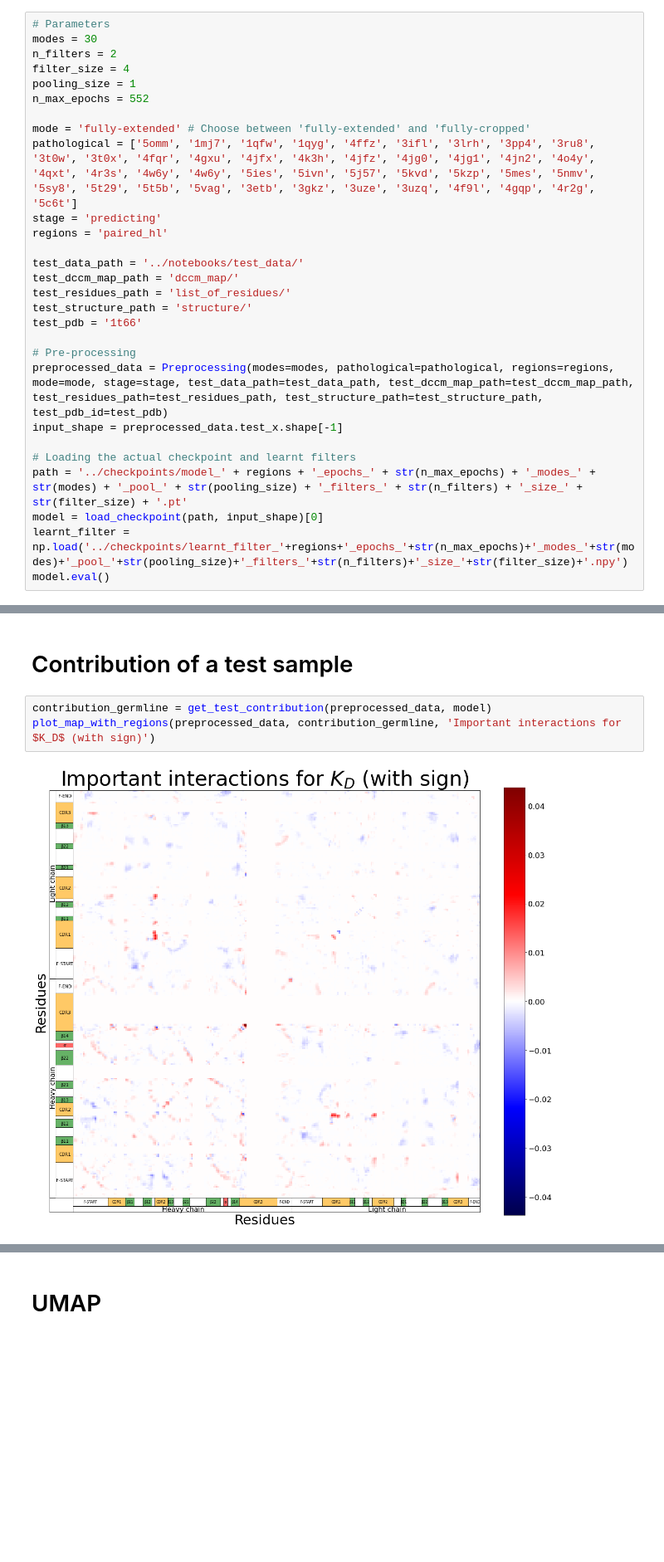
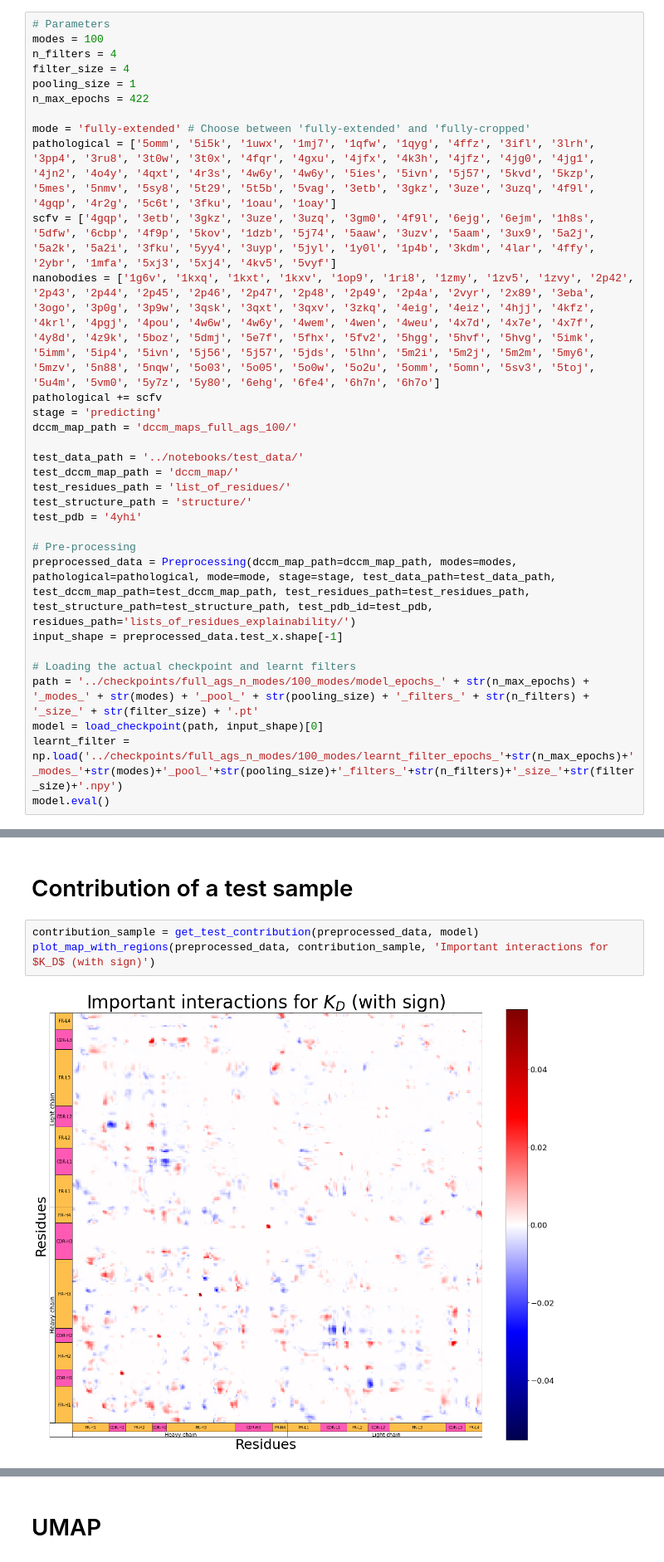
Before and after one commit to kevinmicha/ANTIPASTI, a Jupyter notebook: notebooks/[Tutorial] Explaining affinity using ANTIPASTI.ipynb, the cells around one changed output, grey strips where cells are left out. Shown at 83% size. Drawn from its saved outputs; the diff is of its cells as text; blank space fills up the shorter version.

```diff
--- a/notebooks/[Tutorial] Explaining affinity using ANTIPASTI.ipynb
+++ b/notebooks/[Tutorial] Explaining affinity using ANTIPASTI.ipynb
@@ -39,30 +37,33 @@ from antipasti.utils.torch_utils import load_checkpoint
 # Loading results
 # %%
 # Parameters
-modes = 30
-n_filters = 2
+modes = 100
+n_filters = 4
 filter_size = 4
 pooling_size = 1
-n_max_epochs = 552
+n_max_epochs = 422
 
 mode = 'fully-extended' # Choose between 'fully-extended' and 'fully-cropped'
-pathological = ['5omm', '1mj7', '1qfw', '1qyg', '4ffz', '3ifl', '3lrh', '3pp4', '3ru8', '3t0w', '3t0x', '4fqr', '4gxu', '4jfx', '4k3h', '4jfz', '4jg0', '4jg1', '4jn2', '4o4y', '4qxt', '4r3s', '4w6y', '4w6y', '5ies', '5ivn', '5j57', '5kvd', '5kzp', '5mes', '5nmv', '5sy8', '5t29', '5t5b', '5vag', '3etb', '3gkz', '3uze', '3uzq', '4f9l', '4gqp', '4r2g', '5c6t']
+pathological = ['5omm', '5i5k', '1uwx', '1mj7', '1qfw', '1qyg', '4ffz', '3ifl', '3lrh', '3pp4', '3ru8', '3t0w', '3t0x', '4fqr', '4gxu', '4jfx', '4k3h', '4jfz', '4jg0', '4jg1', '4jn2', '4o4y', '4qxt', '4r3s', '4w6y', '4w6y', '5ies', '5ivn', '5j57', '5kvd', '5kzp', '5mes', '5nmv', '5sy8', '5t29', '5t5b', '5vag', '3etb', '3gkz', '3uze', '3uzq', '4f9l', '4gqp', '4r2g', '5c6t', '3fku', '1oau', '1oay']
+scfv = ['4gqp', '3etb', '3gkz', '3uze', '3uzq', '3gm0', '4f9l', '6ejg', '6ejm', '1h8s', '5dfw', '6cbp', '4f9p', '5kov', '1dzb', '5j74', '5aaw', '3uzv', '5aam', '3ux9', '5a2j', '5a2k', '5a2i', '3fku', '5yy4', '3uyp', '5jyl', '1y0l', '1p4b', '3kdm', '4lar', '4ffy', '2ybr', '1mfa', '5xj3', '5xj4', '4kv5', '5vyf']
+nanobodies = ['1g6v', '1kxq', '1kxt', '1kxv', '1op9', '1ri8', '1zmy', '1zv5', '1zvy', '2p42', '2p43', '2p44', '2p45', '2p46', '2p47', '2p48', '2p49', '2p4a', '2vyr', '2x89', '3eba', '3ogo', '3p0g', '3p9w', '3qsk', '3qxt', '3qxv', '3zkq', '4eig', '4eiz', '4hjj', '4kfz', '4krl', '4pgj', '4pou', '4w6w', '4w6y', '4wem', '4wen', '4weu', '4x7d', '4x7e', '4x7f', '4y8d', '4z9k', '5boz', '5dmj', '5e7f', '5fhx', '5fv2', '5hgg', '5hvf', '5hvg', '5imk', '5imm', '5ip4', '5ivn', '5j56', '5j57', '5jds', '5lhn', '5m2i', '5m2j', '5m2m', '5my6', '5mzv', '5n88', '5nqw', '5o03', '5o05', '5o0w', '5o2u', '5omm', '5omn', '5sv3', '5toj', '5u4m', '5vm0', '5y7z', '5y80', '6ehg', '6fe4', '6h7n', '6h7o']
+pathological += scfv
 stage = 'predicting'
-regions = 'paired_hl'
+dccm_map_path = 'dccm_maps_full_ags_100/'
 
 test_data_path = '../notebooks/test_data/'
 test_dccm_map_path = 'dccm_map/'
 test_residues_path = 'list_of_residues/'
 test_structure_path = 'structure/'
-test_pdb = '1t66'
+test_pdb = '4yhi'
 
 # Pre-processing
-preprocessed_data = Preprocessing(modes=modes, pathological=pathological, regions=regions, mode=mode, stage=stage, test_data_path=test_data_path, test_dccm_map_path=test_dccm_map_path, test_residues_path=test_residues_path, test_structure_path=test_structure_path, test_pdb_id=test_pdb)
+preprocessed_data = Preprocessing(dccm_map_path=dccm_map_path, modes=modes, pathological=pathological, mode=mode, stage=stage, test_data_path=test_data_path, test_dccm_map_path=test_dccm_map_path, test_residues_path=test_residues_path, test_structure_path=test_structure_path, test_pdb_id=test_pdb, residues_path='lists_of_residues_explainability/')
 input_shape = preprocessed_data.test_x.shape[-1]
 
 # Loading the actual checkpoint and learnt filters
-path = '../checkpoints/model_' + regions + '_epochs_' + str(n_max_epochs) + '_modes_' + str(modes) + '_pool_' + str(pooling_size) + '_filters_' + str(n_filters) + '_size_' + str(filter_size) + '.pt'
+path = '../checkpoints/full_ags_n_modes/100_modes/model_epochs_' + str(n_max_epochs) + '_modes_' + str(modes) + '_pool_' + str(pooling_size) + '_filters_' + str(n_filters) + '_size_' + str(filter_size) + '.pt'
 model = load_checkpoint(path, input_shape)[0]
-learnt_filter = np.load('../checkpoints/learnt_filter_'+regions+'_epochs_'+str(n_max_epochs)+'_modes_'+str(modes)+'_pool_'+str(pooling_size)+'_filters_'+str(n_filters)+'_size_'+str(filter_size)+'.npy')
+learnt_filter = np.load('../checkpoints/full_ags_n_modes/100_modes/learnt_filter_epochs_'+str(n_max_epochs)+'_modes_'+str(modes)+'_pool_'+str(pooling_size)+'_filters_'+str(n_filters)+'_size_'+str(filter_size)+'.npy')
 model.eval()
 # %% [output]
@@ -94,7 +107,7 @@ plot_map_with_regions(preprocessed_data, mean_diff_image, 'Mean difference norma
 # %% [markdown]
 # Contribution of a test sample
 # %%
-contribution_germline = get_test_contribution(preprocessed_data, model)
-plot_map_with_regions(preprocessed_data, contribution_germline, 'Important interactions for $K_D$ (with sign)')
+contribution_sample = get_test_contribution(preprocessed_data, model)
+plot_map_with_regions(preprocessed_data, contribution_sample, 'Important interactions for $K_D$ (with sign)')
 # %% [output]
-[figure, old version]
+[figure, new version]
```
Also changed, not shown: parts of 60 cells of this notebook, 19 other files.
